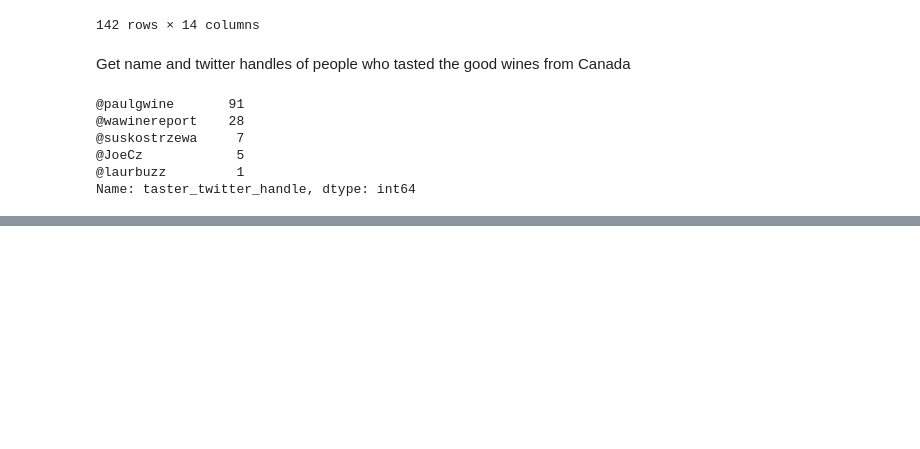
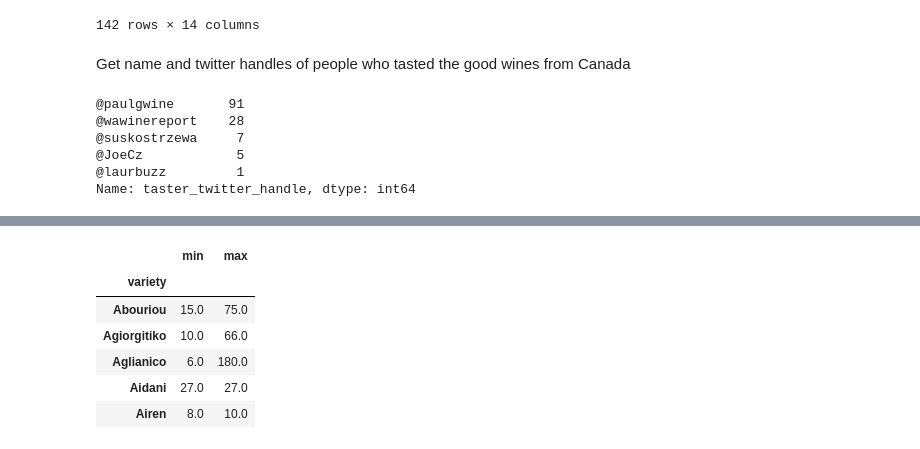
Before and after one commit to jimaid/tutorial, a Jupyter notebook: Pandas tutorials.ipynb, the cells around one changed output, grey strips where cells are left out. Drawn from its saved outputs; the diff is of its cells as text; code cells hidden in the pictures; blank space fills up the shorter version.

```diff
--- a/Pandas tutorials.ipynb
+++ b/Pandas tutorials.ipynb
@@ -512,0 +630,11 @@ Name: taster_twitter_handle, dtype: int64
+# %%
+sort_varieties = minmanx.copy()
+sort_varieties.head()
+# %% [output]
+|  | min | max |
+| variety |  |  |
+| Abouriou | 15.0 | 75.0 |
+| Agiorgitiko | 10.0 | 66.0 |
+| Aglianico | 6.0 | 180.0 |
+| Aidani | 27.0 | 27.0 |
+| Airen | 8.0 | 10.0 |
```
Also changed, not shown: parts of 12 cells of this notebook.
